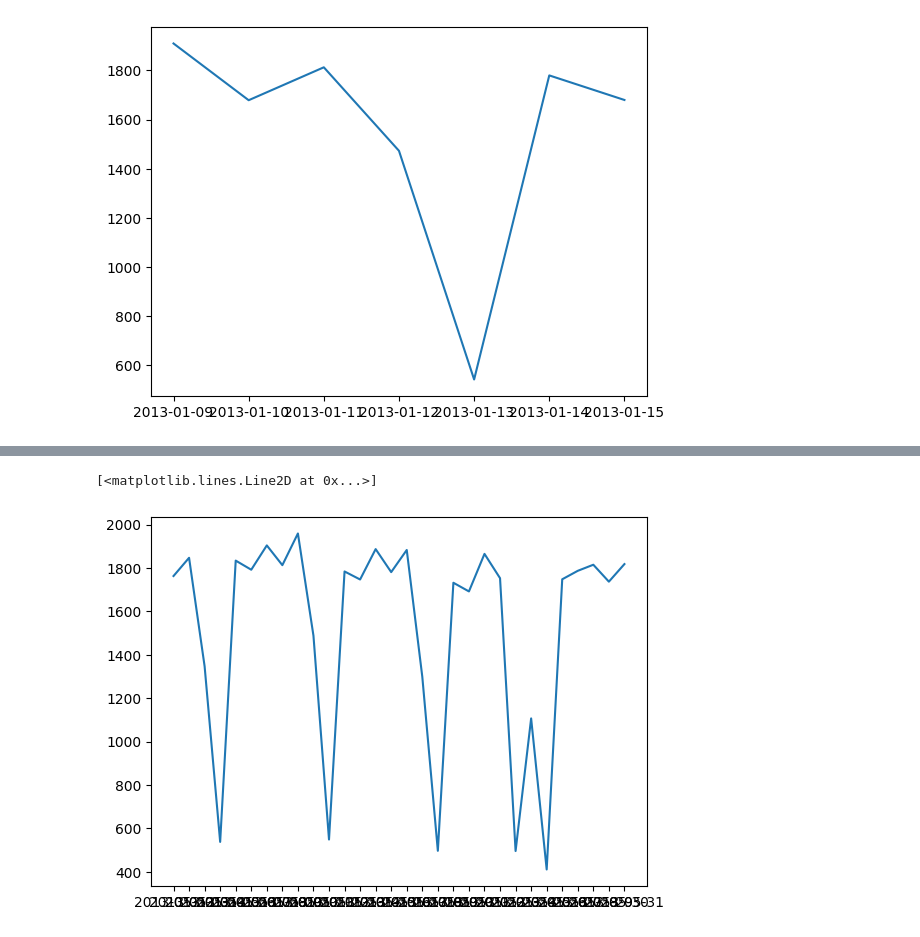
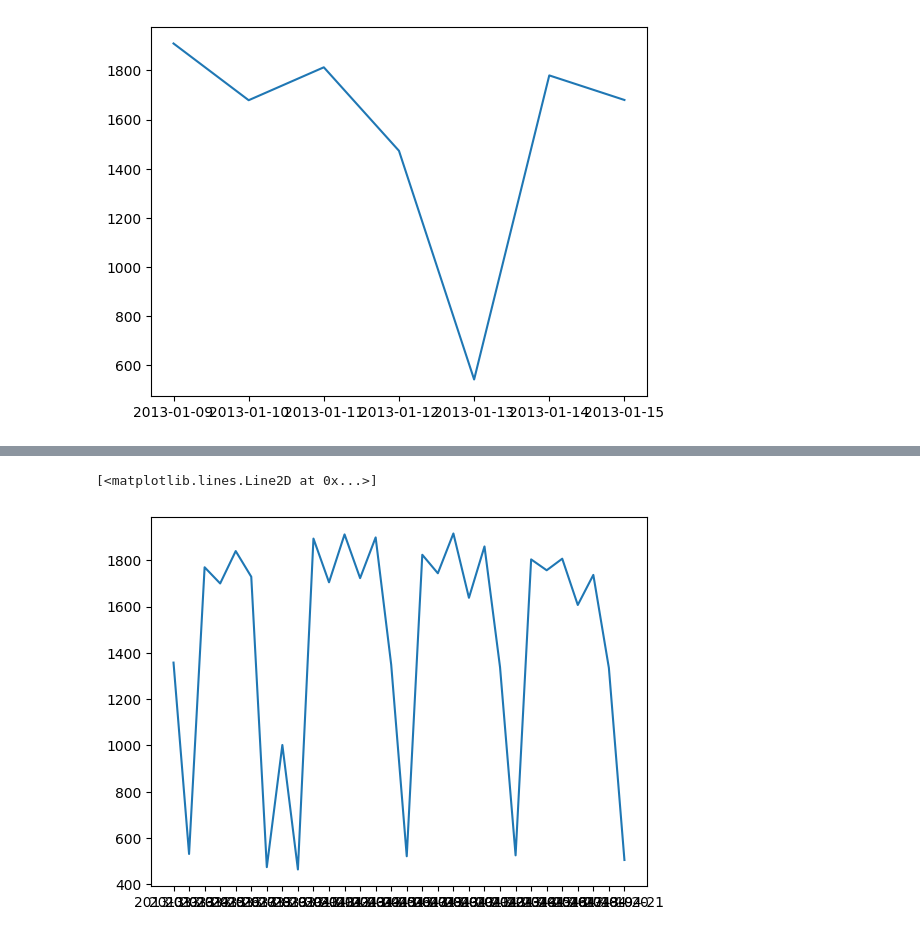
Before and after one commit to centralpenguin/StoreSales, a Jupyter notebook: notebooks/EDA.ipynb, the cells around one changed output, grey strips where cells are left out. Saved outputs shown, nothing was run; the diff lists cells and outputs as text; code cells hidden in the pictures.

```diff
--- a/notebooks/EDA.ipynb
+++ b/notebooks/EDA.ipynb
@@ -283,6 +283,7 @@ plt.plot(transactions_1.date[7:7+7], transactions_1.transactions[7:7+7])
 # Maybe we should add day of the week column
 # Let's check one more
 # %%
-plt.plot(transactions_1.date[90:90+30], transactions_1.transactions[90:90+30])
+x = 50
+plt.plot(transactions_1.date[x:x+30], transactions_1.transactions[x:x+30])
 # %% [output]
 [<matplotlib.lines.Line2D at 0x...>]
@@ -290,5 +291,5 @@ plt.plot(transactions_1.date[90:90+30], transactions_1.transactions[90:90+30])
 # %%
-plt.plot(transactions_1.date[120:120+30], transactions_1.transactions[120:120+30])
+plt.plot(transactions_1.date[x+30:x+30+30], transactions_1.transactions[x+30:x+30+30])
 # %% [output]
 [<matplotlib.lines.Line2D at 0x...>]
-[figure, old version]
+[figure, new version]
```
Also changed, not shown: parts of 4 cells of this notebook.
